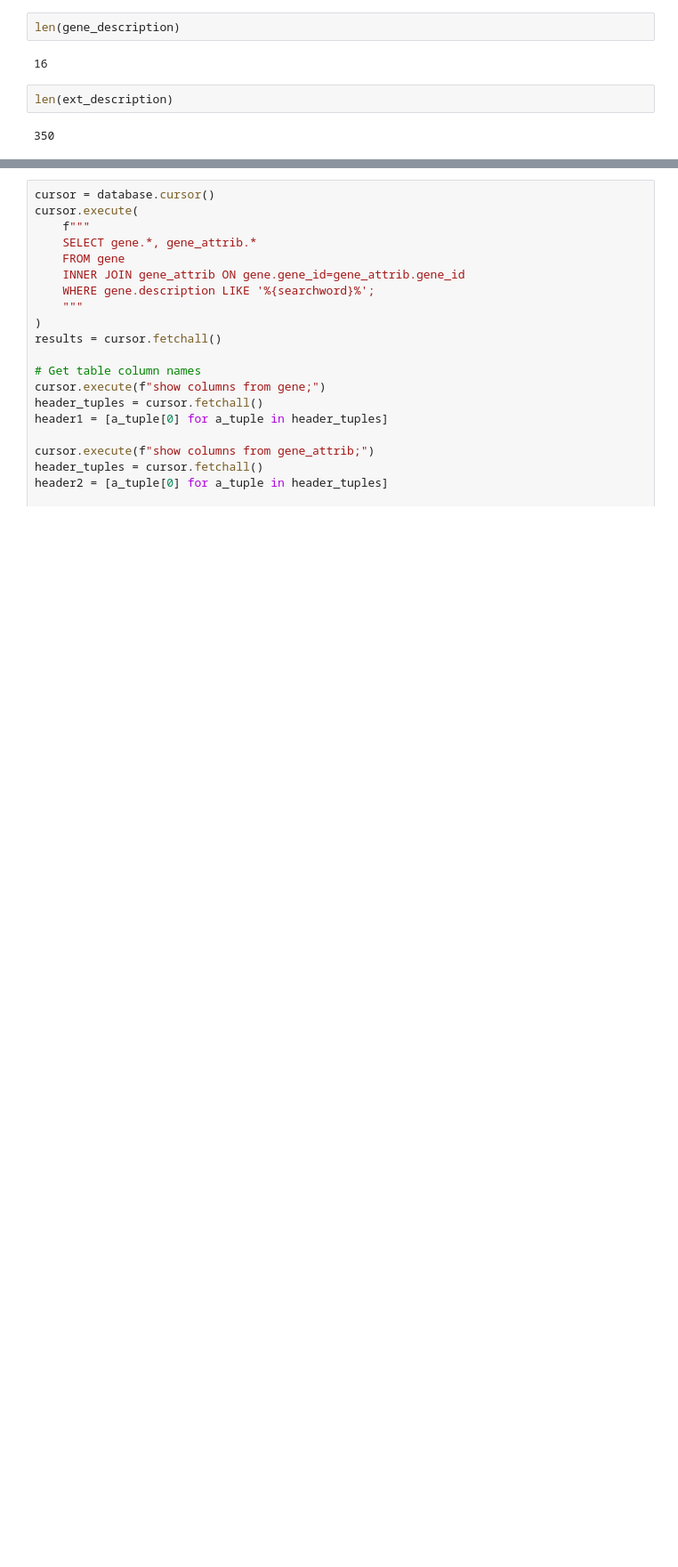
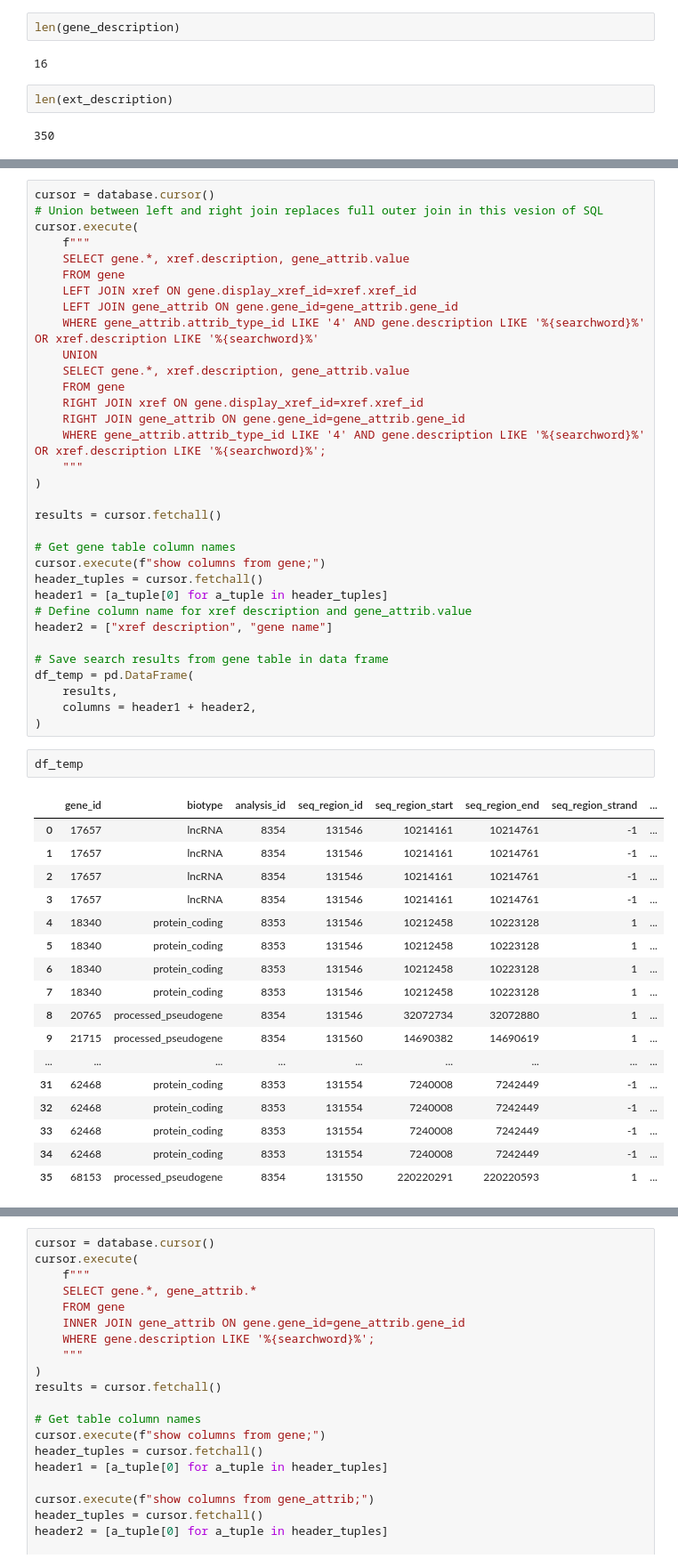
Before and after one commit to pachterlab/gget, a Jupyter notebook: test.ipynb, the cells around one changed output, grey strips where cells are left out. Shown at 89% size. Cells and saved outputs as stored; diff of their text form; blank space fills up the shorter version.

Commit message:
Working on getting gene IDs from xref description with gene name

```diff
--- a/test.ipynb
+++ b/test.ipynb
@@ -104,3 +109,56 @@ df_temp = pd.DataFrame(
     results,
     columns = header1 + header2,
 )
+# %%
+cursor = database.cursor()
+# Union between left and right join replaces full outer join in this vesion of SQL
+cursor.execute(
+    f"""
+    SELECT gene.*, xref.description, gene_attrib.value
+    FROM gene
+    LEFT JOIN xref ON gene.display_xref_id=xref.xref_id
+    LEFT JOIN gene_attrib ON gene.gene_id=gene_attrib.gene_id
+    WHERE gene_attrib.attrib_type_id LIKE '4' AND gene.description LIKE '%{searchword}%' OR xref.description LIKE '%{searchword}%'
+    UNION
+    SELECT gene.*, xref.description, gene_attrib.value
+    FROM gene
+    RIGHT JOIN xref ON gene.display_xref_id=xref.xref_id
+    RIGHT JOIN gene_attrib ON gene.gene_id=gene_attrib.gene_id
+    WHERE gene_attrib.attrib_type_id LIKE '4' AND gene.description LIKE '%{searchword}%' OR xref.description LIKE '%{searchword}%';
+    """
+)
+
+results = cursor.fetchall()
+
+# Get gene table column names
+cursor.execute(f"show columns from gene;")
+header_tuples = cursor.fetchall()
+header1 = [a_tuple[0] for a_tuple in header_tuples]
+# Define column name for xref description and gene_attrib.value
+header2 = ["xref description", "gene name"]
+
+# Save search results from gene table in data frame
+df_temp = pd.DataFrame(
+    results,
+    columns = header1 + header2,
+)
+# %%
+df_temp
+# %% [output]
+|  | gene_id | biotype | analysis_id | seq_region_id | seq_region_start | seq_region_end | seq_region_strand | ... |
+| 0 | 17657 | lncRNA | 8354 | 131546 | 10214161 | 10214761 | -1 | ... |
+| 1 | 17657 | lncRNA | 8354 | 131546 | 10214161 | 10214761 | -1 | ... |
+| 2 | 17657 | lncRNA | 8354 | 131546 | 10214161 | 10214761 | -1 | ... |
+| 3 | 17657 | lncRNA | 8354 | 131546 | 10214161 | 10214761 | -1 | ... |
+| 4 | 18340 | protein_coding | 8353 | 131546 | 10212458 | 10223128 | 1 | ... |
+| 5 | 18340 | protein_coding | 8353 | 131546 | 10212458 | 10223128 | 1 | ... |
+| 6 | 18340 | protein_coding | 8353 | 131546 | 10212458 | 10223128 | 1 | ... |
+| 7 | 18340 | protein_coding | 8353 | 131546 | 10212458 | 10223128 | 1 | ... |
+| 8 | 20765 | processed_pseudogene | 8354 | 131546 | 32072734 | 32072880 | 1 | ... |
+| 9 | 21715 | processed_pseudogene | 8354 | 131560 | 14690382 | 14690619 | 1 | ... |
+| ... | ... | ... | ... | ... | ... | ... | ... | ... |
+| 31 | 62468 | protein_coding | 8353 | 131554 | 7240008 | 7242449 | -1 | ... |
+| 32 | 62468 | protein_coding | 8353 | 131554 | 7240008 | 7242449 | -1 | ... |
+| 33 | 62468 | protein_coding | 8353 | 131554 | 7240008 | 7242449 | -1 | ... |
+| 34 | 62468 | protein_coding | 8353 | 131554 | 7240008 | 7242449 | -1 | ... |
+| 35 | 68153 | processed_pseudogene | 8354 | 131550 | 220220291 | 220220593 | 1 | ... |
```
Also changed, not shown: parts of 4 cells of this notebook.
